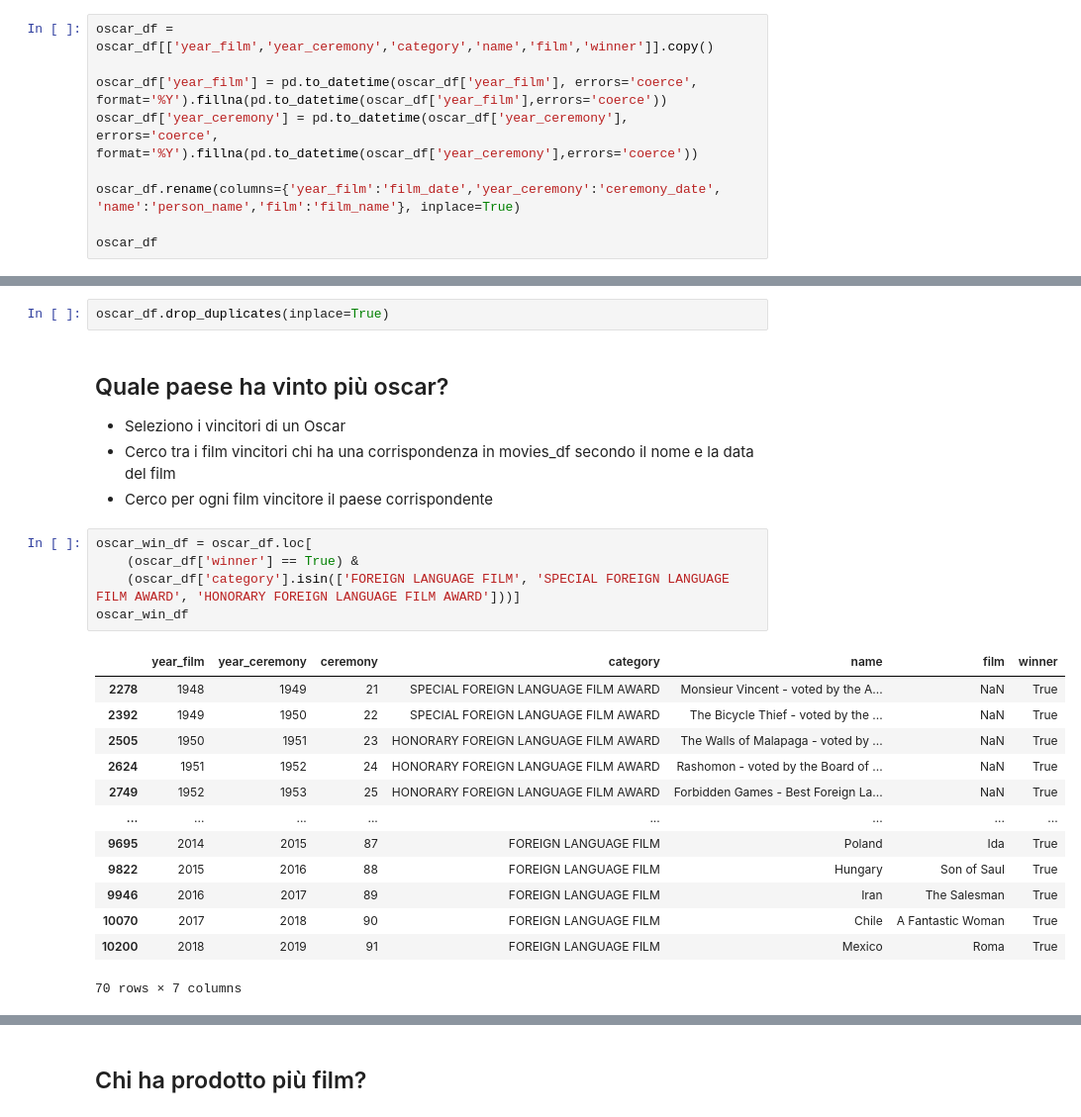
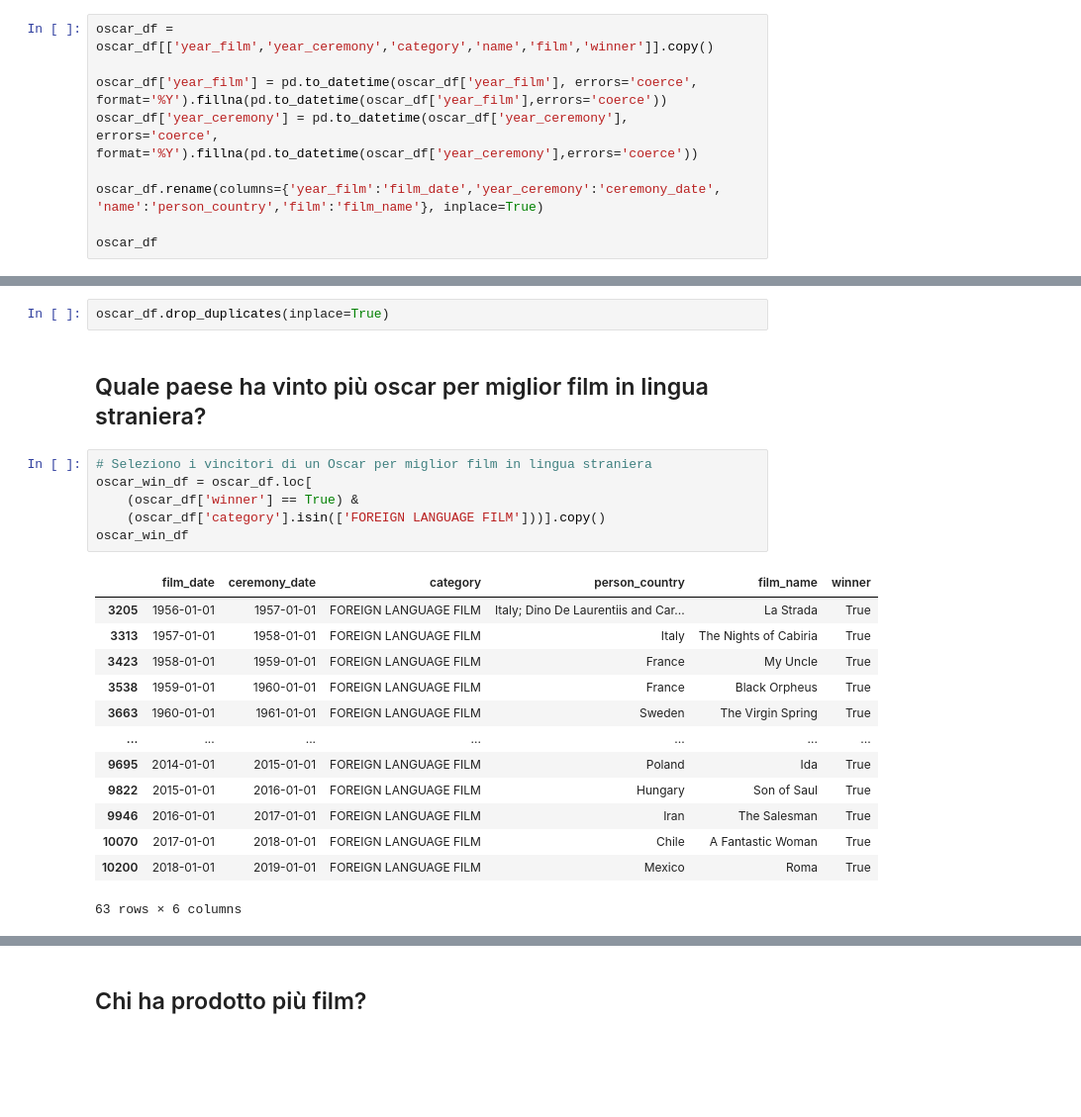
Before and after one commit to RasoFederico/ProgettoIUM-TWEB, a Jupyter notebook: Progetto_IUM/ProgettoIUM.ipynb, the cells around one changed output, grey strips where cells are left out. Shown: that part at 99% size. Drawn from its saved outputs; the diff is of its cells as text; blank space fills up the shorter version.

```diff
--- a/Progetto_IUM/ProgettoIUM.ipynb
+++ b/Progetto_IUM/ProgettoIUM.ipynb
@@ -81,7 +81,7 @@ oscar_df = oscar_df[['year_film','year_ceremony','category','name','film','winne
 oscar_df['year_film'] = pd.to_datetime(oscar_df['year_film'], errors='coerce', format='%Y').fillna(pd.to_datetime(oscar_df['year_film'],errors='coerce'))
 oscar_df['year_ceremony'] = pd.to_datetime(oscar_df['year_ceremony'], errors='coerce', format='%Y').fillna(pd.to_datetime(oscar_df['year_ceremony'],errors='coerce'))
 
-oscar_df.rename(columns={'year_film':'film_date','year_ceremony':'ceremony_date', 'name':'person_name','film':'film_name'}, inplace=True)
+oscar_df.rename(columns={'year_film':'film_date','year_ceremony':'ceremony_date', 'name':'person_country','film':'film_name'}, inplace=True)
 
 oscar_df
 # %% [output]
@@ -107,26 +107,24 @@ print(numero_duplicati)
 # %%
 oscar_df.drop_duplicates(inplace=True)
 # %% [markdown]
-## Quale paese ha vinto più oscar?
-* Seleziono i vincitori di un Oscar
-* Cerco tra i film vincitori chi ha una corrispondenza in movies_df secondo il nome e la data del film
-* Cerco per ogni film vincitore il paese corrispondente
+## Quale paese ha vinto più oscar per miglior film in lingua straniera?
 # %%
+# Seleziono i vincitori di un Oscar per miglior film in lingua straniera
 oscar_win_df = oscar_df.loc[
     (oscar_df['winner'] == True) &
-    (oscar_df['category'].isin(['FOREIGN LANGUAGE FILM', 'SPECIAL FOREIGN LANGUAGE FILM AWARD', 'HONORARY FOREIGN LANGUAGE FILM AWARD']))]
+    (oscar_df['category'].isin(['FOREIGN LANGUAGE FILM']))].copy()
 oscar_win_df
 # %% [output]
-|  | year_film | year_ceremony | ceremony | category | name | film | winner |
-| 2278 | 1948 | 1949 | 21 | SPECIAL FOREIGN LANGUAGE FILM AWARD | Monsieur Vincent - voted by the A... | NaN | True |
-| 2392 | 1949 | 1950 | 22 | SPECIAL FOREIGN LANGUAGE FILM AWARD | The Bicycle Thief - voted by the ... | NaN | True |
-| 2505 | 1950 | 1951 | 23 | HONORARY FOREIGN LANGUAGE FILM AWARD | The Walls of Malapaga - voted by ... | NaN | True |
-| 2624 | 1951 | 1952 | 24 | HONORARY FOREIGN LANGUAGE FILM AWARD | Rashomon - voted by the Board of ... | NaN | True |
-| 2749 | 1952 | 1953 | 25 | HONORARY FOREIGN LANGUAGE FILM AWARD | Forbidden Games - Best Foreign La... | NaN | True |
-| ... | ... | ... | ... | ... | ... | ... | ... |
-| 9695 | 2014 | 2015 | 87 | FOREIGN LANGUAGE FILM | Poland | Ida | True |
-| 9822 | 2015 | 2016 | 88 | FOREIGN LANGUAGE FILM | Hungary | Son of Saul | True |
-| 9946 | 2016 | 2017 | 89 | FOREIGN LANGUAGE FILM | Iran | The Salesman | True |
-| 10070 | 2017 | 2018 | 90 | FOREIGN LANGUAGE FILM | Chile | A Fantastic Woman | True |
-| 10200 | 2018 | 2019 | 91 | FOREIGN LANGUAGE FILM | Mexico | Roma | True |
+|  | film_date | ceremony_date | category | person_country | film_name | winner |
+| 3205 | 1956-01-01 | 1957-01-01 | FOREIGN LANGUAGE FILM | Italy; Dino De Laurentiis and Car... | La Strada | True |
+| 3313 | 1957-01-01 | 1958-01-01 | FOREIGN LANGUAGE FILM | Italy | The Nights of Cabiria | True |
+| 3423 | 1958-01-01 | 1959-01-01 | FOREIGN LANGUAGE FILM | France | My Uncle | True |
+| 3538 | 1959-01-01 | 1960-01-01 | FOREIGN LANGUAGE FILM | France | Black Orpheus | True |
+| 3663 | 1960-01-01 | 1961-01-01 | FOREIGN LANGUAGE FILM | Sweden | The Virgin Spring | True |
+| ... | ... | ... | ... | ... | ... | ... |
+| 9695 | 2014-01-01 | 2015-01-01 | FOREIGN LANGUAGE FILM | Poland | Ida | True |
+| 9822 | 2015-01-01 | 2016-01-01 | FOREIGN LANGUAGE FILM | Hungary | Son of Saul | True |
+| 9946 | 2016-01-01 | 2017-01-01 | FOREIGN LANGUAGE FILM | Iran | The Salesman | True |
+| 10070 | 2017-01-01 | 2018-01-01 | FOREIGN LANGUAGE FILM | Chile | A Fantastic Woman | True |
+| 10200 | 2018-01-01 | 2019-01-01 | FOREIGN LANGUAGE FILM | Mexico | Roma | True |
-70 rows × 7 columns
+63 rows × 6 columns
```
Also changed, not shown: parts of 11 cells of this notebook.
